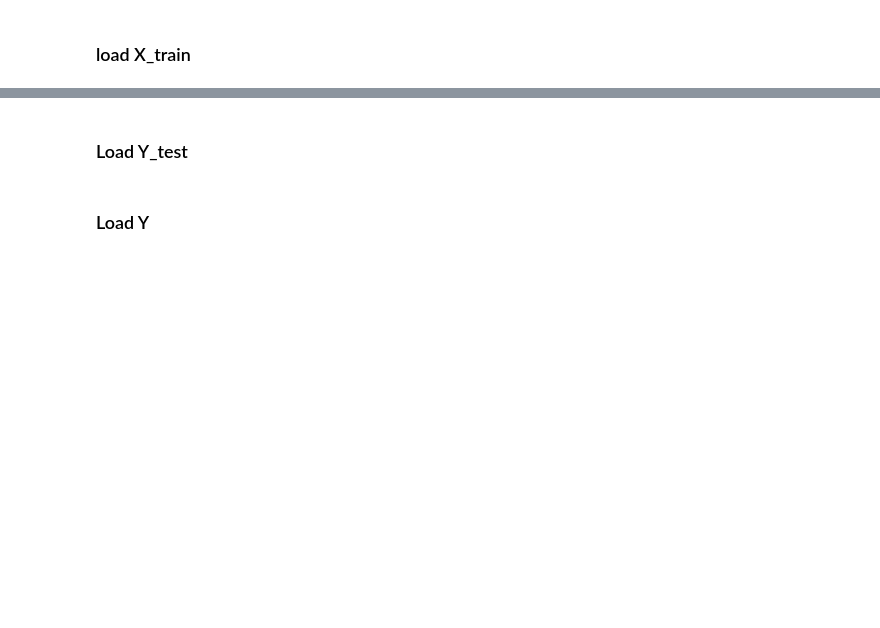
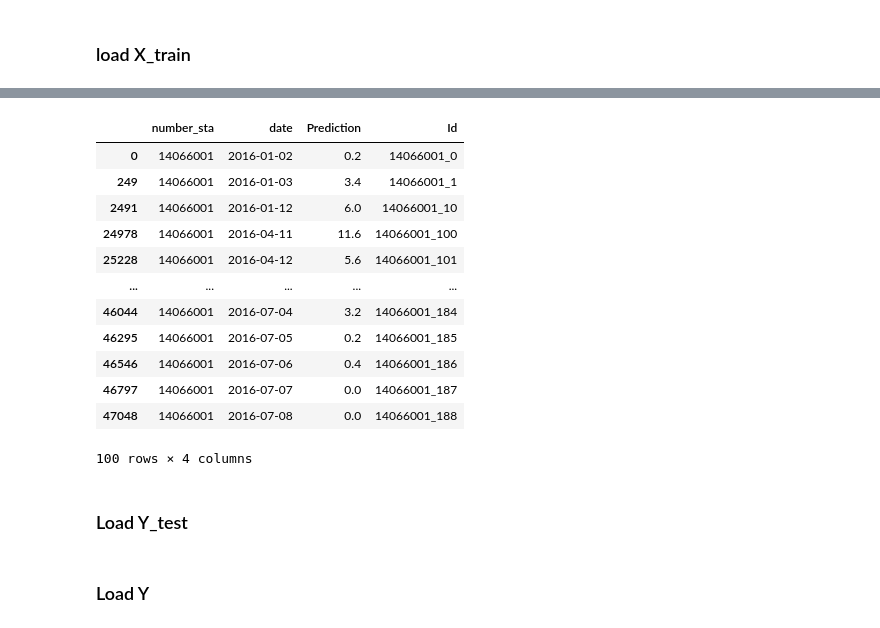
Before and after one commit to acamara2/meteoKaggle, a Jupyter notebook: casia-train-model.ipynb, the cells around one changed output, grey strips where cells are left out. Saved outputs shown, nothing was run; the diff lists cells and outputs as text; code cells hidden in the pictures; blank space fills up the shorter version.

```diff
--- a/casia-train-model.ipynb
+++ b/casia-train-model.ipynb
@@ -54,3 +120,21 @@ fname = './data/Train/Train/X_station_train.csv'
+# %%
+train_base = pd.read_csv("./data/Train/Train/Baselines/Baseline_observation_train.csv")
+# %%
+train_base.sort_values("Id").head(100)
+# %% [output]
+|  | number_sta | date | Prediction | Id |
+| 0 | 14066001 | 2016-01-02 | 0.2 | 14066001_0 |
+| 249 | 14066001 | 2016-01-03 | 3.4 | 14066001_1 |
+| 2491 | 14066001 | 2016-01-12 | 6.0 | 14066001_10 |
+| 24978 | 14066001 | 2016-04-11 | 11.6 | 14066001_100 |
+| 25228 | 14066001 | 2016-04-12 | 5.6 | 14066001_101 |
+| ... | ... | ... | ... | ... |
+| 46044 | 14066001 | 2016-07-04 | 3.2 | 14066001_184 |
+| 46295 | 14066001 | 2016-07-05 | 0.2 | 14066001_185 |
+| 46546 | 14066001 | 2016-07-06 | 0.4 | 14066001_186 |
+| 46797 | 14066001 | 2016-07-07 | 0.0 | 14066001_187 |
+| 47048 | 14066001 | 2016-07-08 | 0.0 | 14066001_188 |
+100 rows × 4 columns
 # %%
 # imputer = KNNImputer(n_neighbors=1)
 # imputer.fit(df_imput)
```
Also changed, not shown: parts of 40 cells of this notebook, 6 other files.
